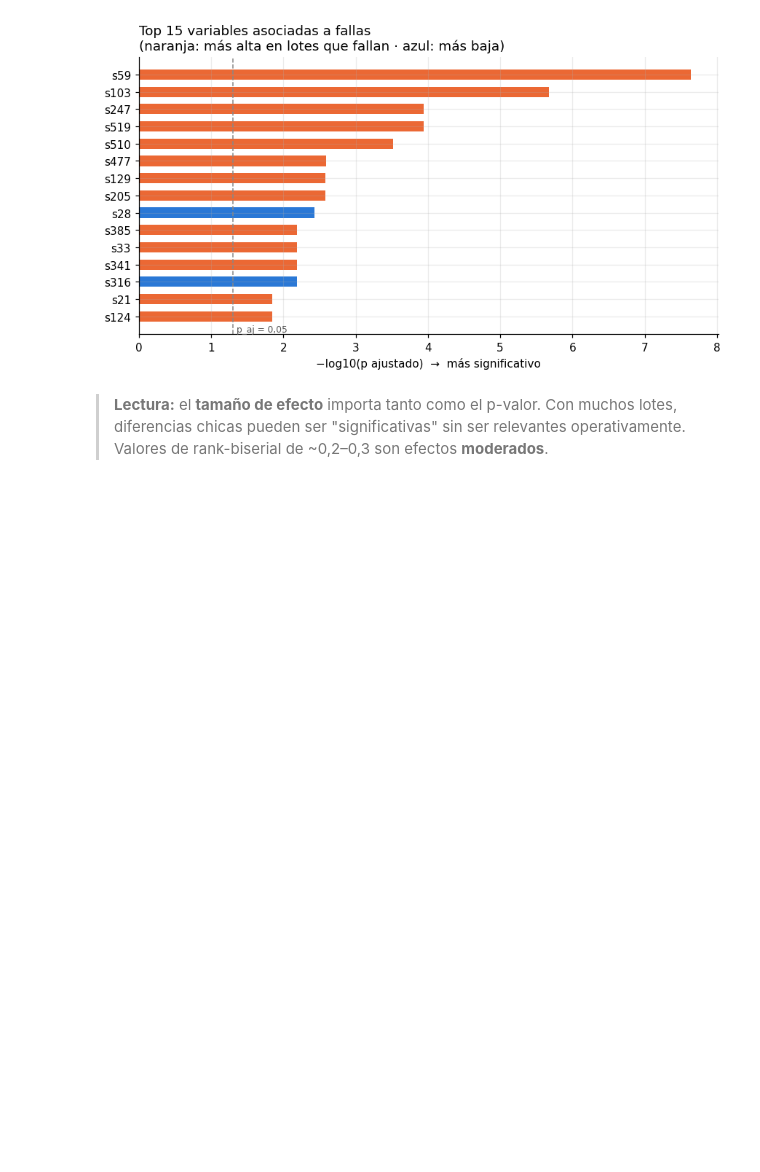
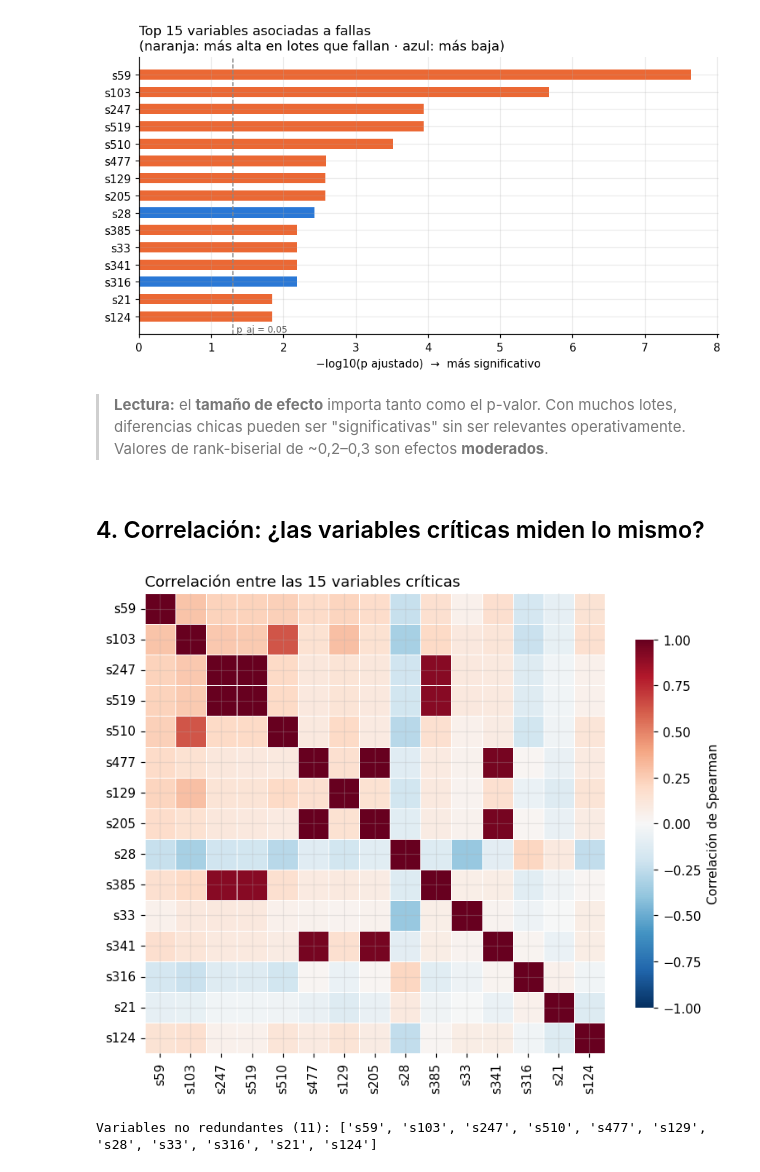
Before and after one commit to SaraGambande/secom-variables-criticas-proceso, a Jupyter notebook: secom_analisis_variables_criticas.ipynb, the cells around one changed output. Saved outputs shown, nothing was run; the diff lists cells and outputs as text; code cells hidden in the pictures; blank space fills up the shorter version.

Commit message:
Análisis de correlación y selección de variables no redundantes

```diff
--- a/secom_analisis_variables_criticas.ipynb
+++ b/secom_analisis_variables_criticas.ipynb
@@ -183,3 +183,24 @@ plt.tight_layout(); plt.show()
 # %% [markdown]
 > **Lectura:** el **tamaño de efecto** importa tanto como el p-valor. Con muchos lotes, diferencias chicas pueden ser
 > "significativas" sin ser relevantes operativamente. Valores de rank-biserial de ~0,2–0,3 son efectos **moderados**.
+# %% [markdown]
+## 4. Correlación: ¿las variables críticas miden lo mismo?
+# %%
+criticas = res.head(15).variable.tolist()
+corr = X[criticas].corr(method="spearman")
+
+fig, ax = plt.subplots(figsize=(7.5, 6))
+sns.heatmap(corr, cmap="RdBu_r", center=0, vmin=-1, vmax=1, square=True, ax=ax,
+            cbar_kws={"label": "Correlación de Spearman", "shrink": 0.8}, linewidths=0.5, linecolor="white")
+ax.set_title("Correlación entre las 15 variables críticas", loc="left")
+plt.tight_layout(); plt.show()
+
+# Selección de variables no redundantes: se descarta una variable si |r| > 0,8 con otra ya elegida (más significativa)
+elegidas = []
+for v in criticas:
+    if all(abs(corr.loc[v, e]) <= 0.8 for e in elegidas):
+        elegidas.append(v)
+print(f"Variables no redundantes ({len(elegidas)}): {elegidas}")
+# %% [output]
+[figure, added]
+Variables no redundantes (11): ['s59', 's103', 's247', 's510', 's477', 's129', 's28', 's33', 's316', 's21', 's124']
```
